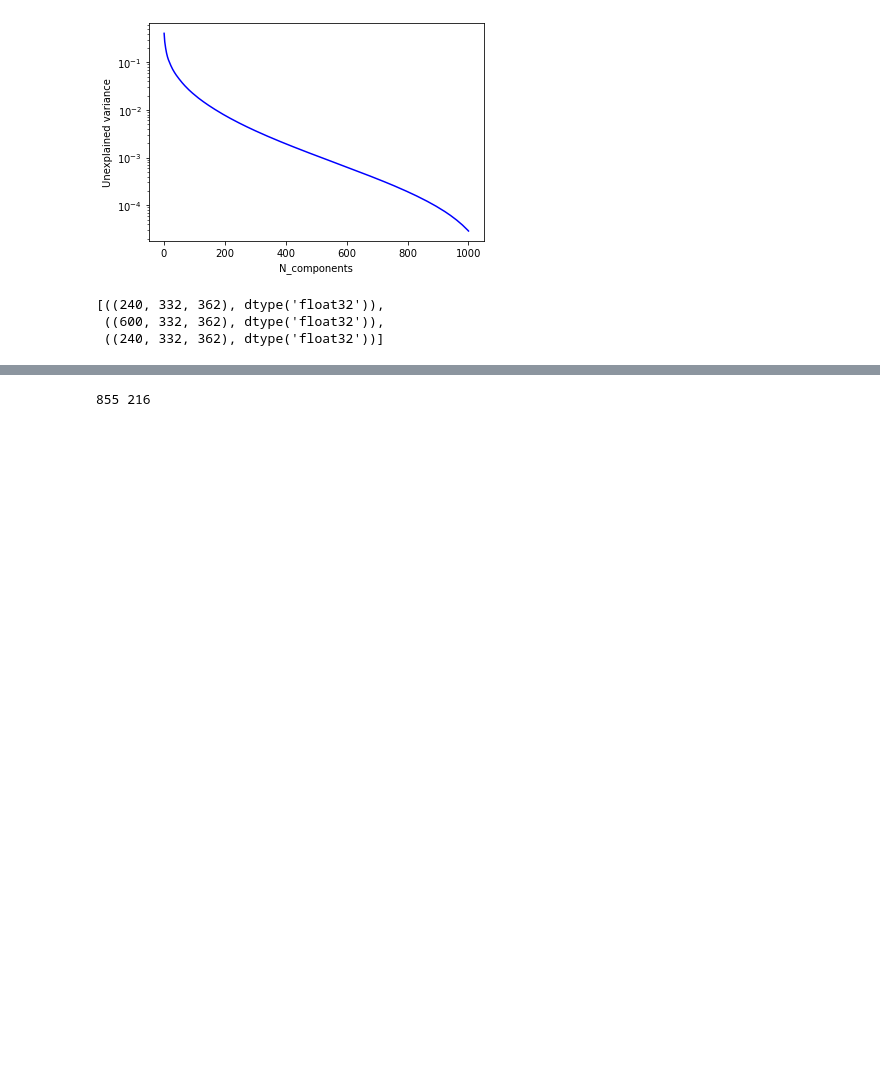
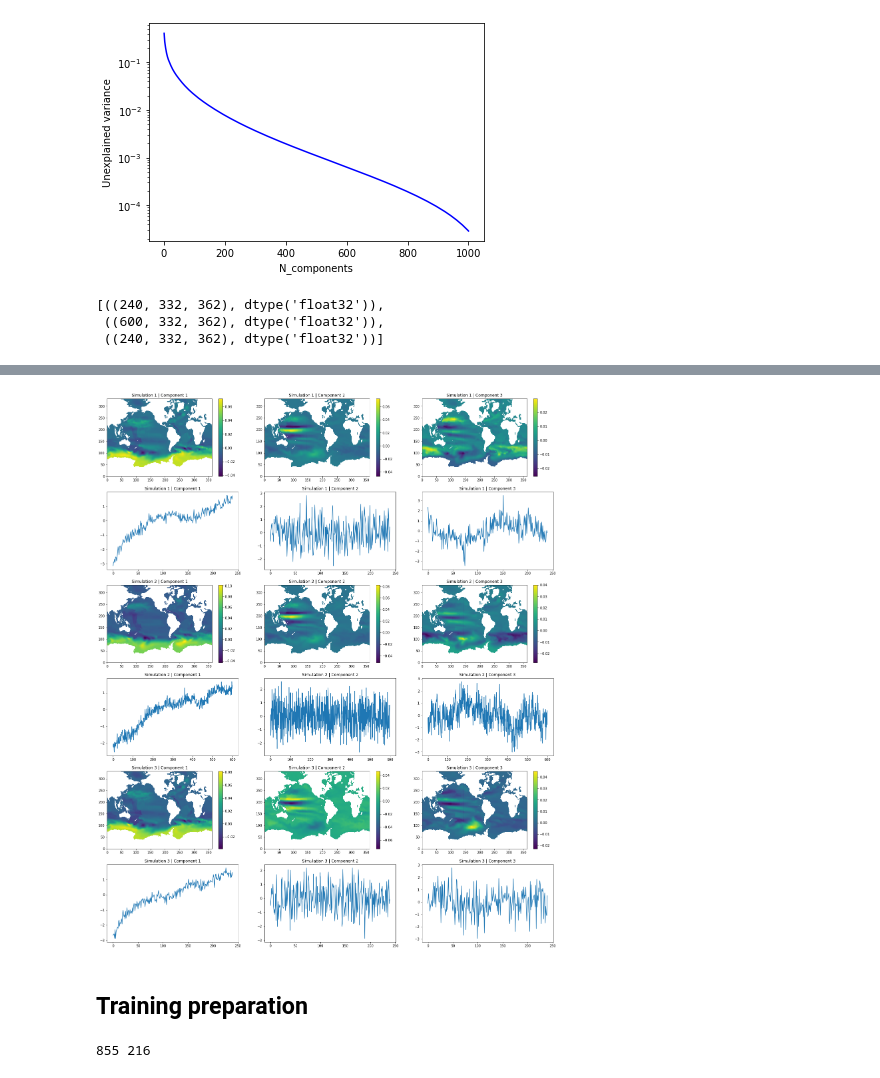
Before and after one commit to Maison-de-la-Simulation/hrmes, a Jupyter notebook: pca.ipynb, the cells around one changed output, grey strips where cells are left out. Saved outputs shown, nothing was run; the diff lists cells and outputs as text; code cells hidden in the pictures; blank space fills up the shorter version.

```diff
--- a/pca.ipynb
+++ b/pca.ipynb
@@ -67,3 +80,33 @@ dataset.to_torch()
+# %%
+from eofs.standard import Eof
+
+eof = []
+pc = []
+for simulation in dataset:
+    solver = Eof(simulation)
+    eof.append(solver.eofsAsCovariance(neofs=3))
+    pc.append(solver.pcs(npcs=3, pcscaling=1))
+# %%
+plt.figure(figsize=(24, 30))
+k = 0
+for i in range(3):
+    for j in range(3):
+        k += 1
+        plt.subplot(6, 3, k)
+        plt.pcolor(eof[i][j])
+        plt.colorbar()
+        plt.title(f"Simulation {i + 1} | Component {j + 1}")
+    for j in range(3):
+        k += 1
+        plt.subplot(6, 3, k)
+        plt.plot(pc[i][:, j])
+        plt.title(f"Simulation {i + 1} | Component {j + 1}")
+
+plt.show()
+# %% [output]
+[figure, added]
+# %% [markdown]
+## Training preparation
 # %%
 dataset.make_input_indices()
 # %%
```
Also changed, not shown: parts of 13 cells of this notebook, 3 other files.
